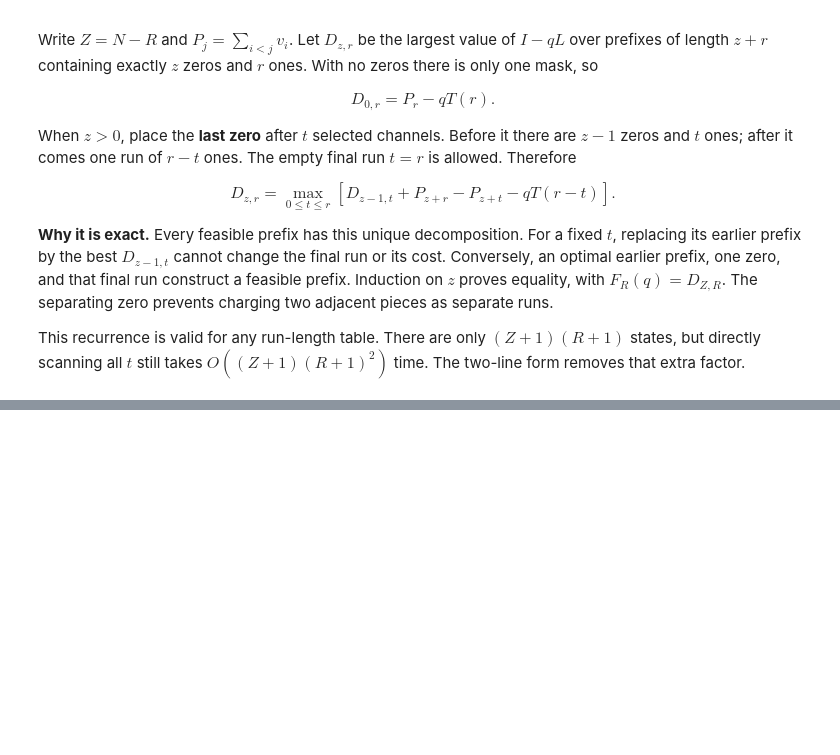
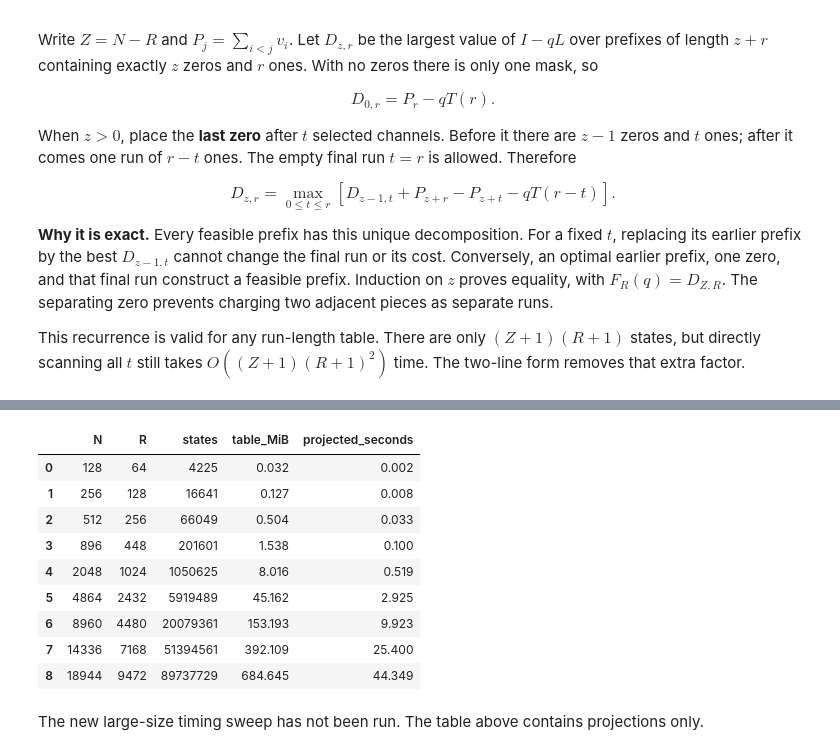
Before and after one commit to yabsed/vlm-in-flash, a Jupyter notebook: conclusion/python/results/02/02_global_oracle.ipynb, the cells around one changed output, grey strips where cells are left out. Saved outputs shown, nothing was run; the diff lists cells and outputs as text; code cells hidden in the pictures; blank space fills up the shorter version.

```diff
--- a/conclusion/python/results/02/02_global_oracle.ipynb
+++ b/conclusion/python/results/02/02_global_oracle.ipynb
@@ -448,0 +642,19 @@ The fixed-budget objective follows [idea.md](../../../preliminary_research/idea.
+# %%
+if not frame.empty:
+    example = next((p for p in completed if p["status"]=="ok" and np.isclose(p["fraction"],.5)), None)
+    if example is not None:
+        rows = pd.DataFrame(example["records"])
+        plt.figure(figsize=(8,3.4))
+        for _,row in rows.iterrows():
+            plt.scatter(row.fitted_ms,row.retained_pct,label=row.method)
+        plt.xlabel("Fitted additive latency (ms)"); plt.ylabel("Retained importance (%)")
+        plt.legend(fontsize=8); plt.tight_layout(); plt.show()
+        display(rows.set_index("method")[["importance","fitted_ms","chunks","gap_upper_pct"]].round(4))
+        n = next(t["n"] for t in traces if t["trace_id"]==example["trace_id"])
+        geometry = np.zeros((len(example["masks"]),n),bool)
+        for i,indices in enumerate(example["masks"].values()):
+            geometry[i,indices] = True
+        plt.figure(figsize=(9,2.4)); plt.imshow(geometry,aspect="auto",interpolation="nearest")
+        plt.yticks(range(len(geometry)),list(example["masks"]))
+        plt.xlabel(f"Trace {example['trace_id']}: channel; every mask has R={example['R']}")
+        plt.tight_layout(); plt.show()
@@ -448,0 +683,53 @@ The fixed-budget objective follows [idea.md](../../../preliminary_research/idea.
+# %%
+q = 1.75
+s, b1, b2 = s_kib/q, q*c1, q*(c1+delta)
+scaling_plan = pd.DataFrame([dict(N=n,R=n//2,states=(n//2+1)*(n-n//2+1),
+    table_MiB=8*(n//2+1)*(n-n//2+1)/2**20,
+    projected_seconds=seconds_per_state_call*call_bound(s,b1,b2)*(n//2+1)*(n-n//2+1))
+    for n in SCALING_SIZES])
+display(scaling_plan.round(3))
+scaling_id = hashlib.sha256(json.dumps(dict(run_id=run_id,row_kib=q,repeats=SCALING_REPEATS,
+                                          sizes=list(SCALING_SIZES))).encode()).hexdigest()
+scaling_dir = HERE / "scaling_runs" / scaling_id
+if RUN_SCALING:
+    for n in SCALING_SIZES:
+        path = scaling_dir / f"{n}.json"
+        if path.is_file():
+            continue
+        v = np.random.default_rng(0).lognormal(0,1,n)
+        v /= v.mean()
+        seconds, counts = [], []
+        for _ in range(SCALING_REPEATS):
+            start = perf_counter()
+            mask,lower,upper,calls = solve(v,n//2,s,b1,b2,RTOL,MAX_TABLE_MIB)
+            seconds.append(perf_counter()-start); counts.append(calls)
+        atomic_json(path,dict(fingerprint=scaling_id,N=n,R=n//2,seconds=seconds,calls=counts,
+            platform=platform.platform(),python=sys.version,numpy=np.__version__,scipy=scipy.__version__))
+scaling_rows = []
+for n in SCALING_SIZES:
+    path = scaling_dir / f"{n}.json"
+    if path.is_file():
+        result = json.loads(path.read_text())
+        assert result["fingerprint"] == scaling_id and result["N"] == n
+        assert len(result["seconds"]) == SCALING_REPEATS
+        scaling_rows.append(dict(N=n,seconds=np.median(result["seconds"]),calls=np.median(result["calls"])))
+if scaling_rows:
+    timing = pd.DataFrame(scaling_rows)
+    plt.figure(figsize=(8,3.5))
+    plt.loglog(timing.N,timing.seconds,"o-",label="New measured solves (median)")
+    plt.xlabel("Channels N"); plt.ylabel("Complete oracle solve (seconds)")
+    plt.legend(); plt.tight_layout(); plt.show()
+else:
+    display(Markdown("The new large-size timing sweep has not been run. The table above contains projections only."))
+# %% [output]
+|  | N | R | states | table_MiB | projected_seconds |
+| 0 | 128 | 64 | 4225 | 0.032 | 0.002 |
+| 1 | 256 | 128 | 16641 | 0.127 | 0.008 |
+| 2 | 512 | 256 | 66049 | 0.504 | 0.033 |
+| 3 | 896 | 448 | 201601 | 1.538 | 0.100 |
+| 4 | 2048 | 1024 | 1050625 | 8.016 | 0.519 |
+| 5 | 4864 | 2432 | 5919489 | 45.162 | 2.925 |
+| 6 | 8960 | 4480 | 20079361 | 153.193 | 9.923 |
+| 7 | 14336 | 7168 | 51394561 | 392.109 | 25.400 |
+| 8 | 18944 | 9472 | 89737729 | 684.645 | 44.349 |
+The new large-size timing sweep has not been run. The table above contains projections only.
```
Also changed, not shown: parts of 56 cells of this notebook, 5 other files.
